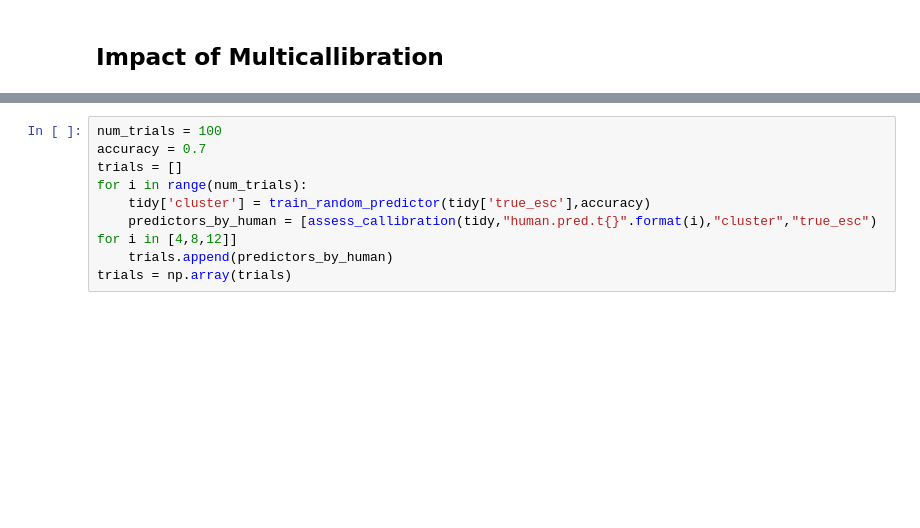
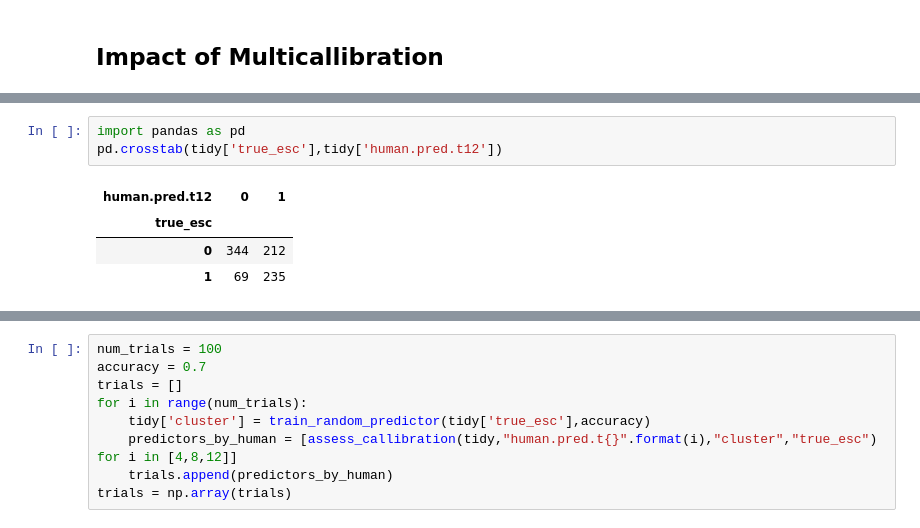
Before and after one commit to naveenr414/human_ai_calibration, a Jupyter notebook: scripts/notebooks/Human_AI.ipynb, the cells around one changed output, grey strips where cells are left out. Saved outputs shown, nothing was run; the diff lists cells and outputs as text; blank space fills up the shorter version.

```diff
--- a/scripts/notebooks/Human_AI.ipynb
+++ b/scripts/notebooks/Human_AI.ipynb
@@ -129,0 +226,8 @@ plt.plot(x_values,y_values)
+# %%
+import pandas as pd
+pd.crosstab(tidy['true_esc'],tidy['human.pred.t12'])
+# %% [output]
+| human.pred.t12 | 0 | 1 |
+| true_esc |  |  |
+| 0 | 344 | 212 |
+| 1 | 69 | 235 |
```
Also changed, not shown: parts of 16 cells of this notebook, 2 other files.
